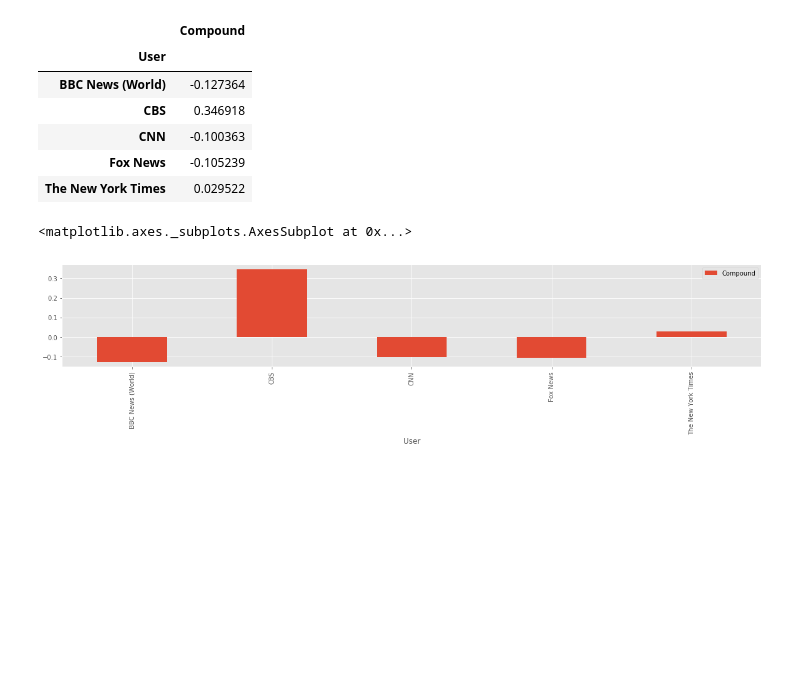
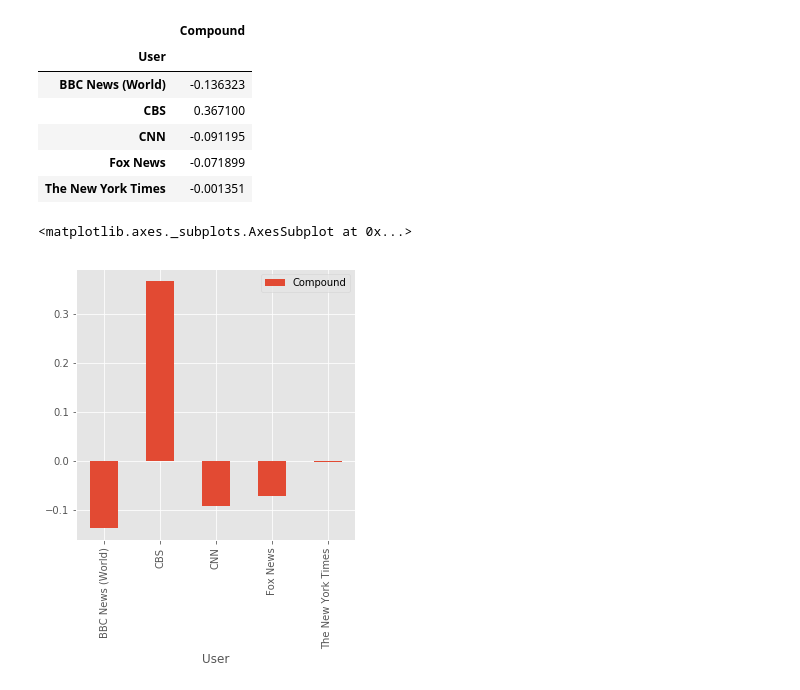
Before and after one commit to jasondo87/PyTweepy, a Jupyter notebook: HW 7 Tweepy.ipynb, the cells around one changed output. Saved outputs shown, nothing was run; the diff lists cells and outputs as text; code cells hidden in the pictures; blank space fills up the shorter version.

```diff
--- a/HW 7 Tweepy.ipynb
+++ b/HW 7 Tweepy.ipynb
@@ -174,22 +174,18 @@ plt.show()
 # %%
 #Create a new dataFrame to make the Bar Graphs
 user_group = sentiments_pd.groupby("User")
-average_polarity_scores = pd.DataFrame(user_group.mean())
-del average_polarity_scores['Tweets Ago']
-del average_polarity_scores['Positive']
-del average_polarity_scores['Negative']
-del average_polarity_scores['Neutral']
+average_polarity_scores = pd.DataFrame(user_group["Compound"].mean())
 average_polarity_scores
 # %% [output]
 |  | Compound |
 | User |  |
-| BBC News (World) | -0.127364 |
-| CBS | 0.346918 |
-| CNN | -0.100363 |
-| Fox News | -0.105239 |
-| The New York Times | 0.029522 |
+| BBC News (World) | -0.136323 |
+| CBS | 0.367100 |
+| CNN | -0.091195 |
+| Fox News | -0.071899 |
+| The New York Times | -0.001351 |
 # %%
-average_polarity_scores.plot(kind="bar", figsize=(20,3))
+average_polarity_scores.plot(kind="bar", figsize=(5,5))
 # %% [output]
 <matplotlib.axes._subplots.AxesSubplot at 0x...>
-[figure, old version]
+[figure, new version]
```
Also changed, not shown: parts of 3 cells of this notebook.
